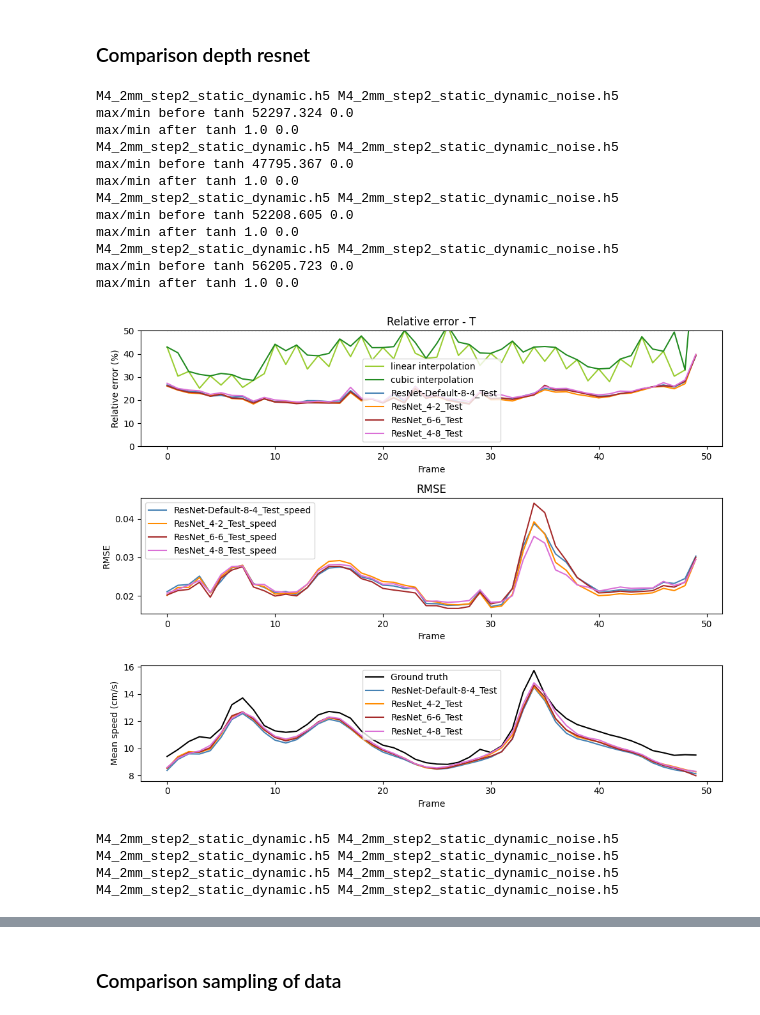
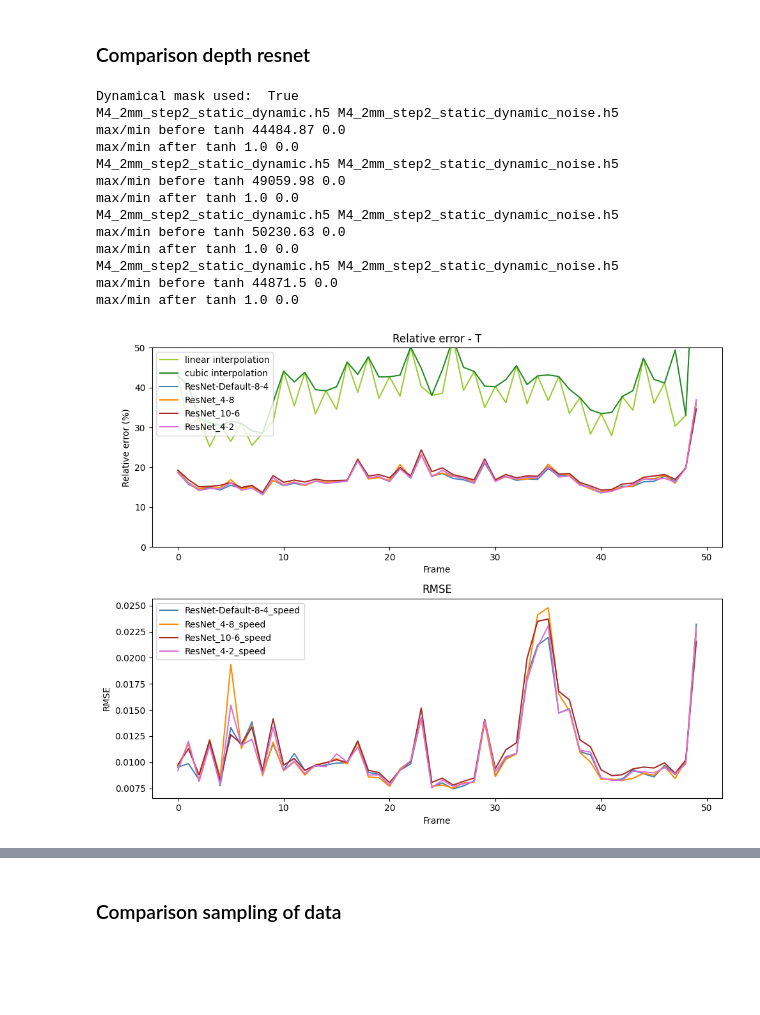
Before and after one commit to PiaaCaa/4DFlowNet, a Jupyter notebook: src/evaluate_comparison_networks.ipynb, the cells around one changed output, grey strips where cells are left out. Drawn from its saved outputs; the diff is of its cells as text; code cells hidden in the pictures; blank space fills up the shorter version.

```diff
--- a/src/evaluate_comparison_networks.ipynb
+++ b/src/evaluate_comparison_networks.ipynb
@@ -42,8 +42,8 @@ display(df1)
 # model_names  = ['20230301-1641', '20230301-1654', '20230301-1704', '20230305-1001', '20230305-1002', '20230305-1008', '20230305-1107'     , '20230306-1120']
 # tabular_names = ['ResNet_8_4'   , 'DenseNet_8_4' , 'CSPNet_8_4'   , 'ResNet_4_2'   ,'ResNet_6_6'    , 'ResNet_4_8'   , 'ResNet_Conv3DT_8_4', 'ResNet_NN_8_4']
 
-model_names  = ['20230308-1226', '20230313-0948', '20230313-0949','20230313-0951','20230315-1509' ]#'*', '20230313-0951']#['20230301-1641', '20230301-1654', '20230301-1704', '20230305-1001', '20230305-1002', '20230305-1008', '20230305-1107'     , '20230306-1120']
-tabular_names = ['Dyn_ResNet', 'Dyn_DenseNet', 'Dyn_SCPNet', 'Dyn_ResNet_Conv3DT', 'Dyn_ResNet_4_8']    #, 'Dyn_CSPNet']#['ResNet_8_4'   , 'DenseNet_8_4' , 'CSPNet_8_4'   , 'ResNet_4_2'   ,'ResNet_6_6'    , 'ResNet_4_8'   , 'ResNet_Conv3DT_8_4', 'ResNet_NN_8_4']
+model_names  = ['20230405-1417', '20230405-1419', '20230405-1421','20230407-2222', '20230405-1423', '20230405-1422',  '20230404-1418', '20230407-2228', '20230407-2230', '20230407-2246']#['20230405-1417', '20230313-0948', '20230313-0949','20230404-1418', '20230405-1419','20230405-1421', '20230405-1422' ,'20230405-1423', '20230406-1601'  ]#['20230308-1226', '20230313-0948', '20230313-0949','20230313-0951','20230315-1509' ]#'*', '20230313-0951']#['20230301-1641', '20230301-1654', '20230301-1704', '20230305-1001', '20230305-1002', '20230305-1008', '20230305-1107'     , '20230306-1120']
+tabular_names = ['ResNet-8-4' , 'ResNet_4-8', 'ResNet_10-6', 'ResNet_4-2','ResNet_TranspConv3D', 'ResNet_NN', 'ResNet_Unet',  'DenseNet', 'CSPNet', 'ResNet_ResNet_Unet']#['ResNet_8_4',  'DenseNet_8_4', 'CSPNet_8-4', 'ResNet_Unet','ResNet_4_8','ResNet_10_6', 'ResNet_NN', 'ResNet_Conv3DT', 'ResNet_Post_Unet' ]#['Dyn_ResNet', 'Dyn_DenseNet', 'Dyn_SCPNet', 'Dyn_ResNet_Conv3DT', 'Dyn_ResNet_4_8']    #, 'Dyn_CSPNet']#['ResNet_8_4'   , 'DenseNet_8_4' , 'CSPNet_8_4'   , 'ResNet_4_2'   ,'ResNet_6_6'    , 'ResNet_4_8'   , 'ResNet_Conv3DT_8_4', 'ResNet_NN_8_4']
 set_name = 'Test'
 data_model= '4'
 step = 2
@@ -446,5 +475,6 @@ def f(frame=5, x = 10, vel = "u"):
 
 
     plt.tight_layout()
+    plt.subplots_adjust(hspace = 0.1)
     #plt.colorbar()
     # plt.show()
@@ -460,10 +482,11 @@ interactive(children=(IntSlider(value=5, description='frame', max=49), IntSlider
 ## Compare multiple models in the same set
 # %%
 def comparison_multiple_models(model_names, set_names, labels, colors,name_comparison, use_dynamical_mask = False):
+    print("Dynamical mask used: ", use_dyn_mask)
     vel_colnames=['u', 'v', 'w']
 
     #plot realtive error
-    plt.subplot(3, 1, 1)
+    plt.subplot(2, 1, 1)
     plt.title(f"Relative error - {set_name[0]}")
     plt.plot(rel_error_lin_interpolation[:-1], label = 'linear interpolation',color = 'yellowgreen')
     plt.plot(rel_error_cubic_interpolation, label = 'cubic interpolation', color = 'forestgreen')
@@ -473,34 +496,34 @@ def comparison_multiple_models(model_names, set_names, labels, colors,name_compa
     plt.ylim((0, 50))
 
     #Plot rmse
-    plt.subplot(3, 1, 2)
+    plt.subplot(2, 1, 2)
     plt.ylabel('RMSE')
     plt.xlabel('Frame')
     plt.title('RMSE')
 
     #Plot mean speed
-    plt.subplot(3, 1, 3)
-    plt.plot(gt['mean_speed'], label ='Ground truth',color = 'black')
-    # plt.plot(interpolate_linear['mean_speed'][:-1], label = 'linear interpolatiom', color = 'yellowgreen')
-    # plt.plot(interpolate_cubic['mean_speed'][:-1] , label = 'cubic interpoaltion', color = 'forestgreen')
-    plt.xlabel("Frame")
-    plt.ylabel("Mean speed (cm/s)")
-    plt.legend()
+    #plt.subplot(3, 1, 3)
+    # plt.plot(gt['mean_speed'], label ='Ground truth',color = 'black')
+    # # plt.plot(interpolate_linear['mean_speed'][:-1], label = 'linear interpolatiom', color = 'yellowgreen')
+    # # plt.plot(interpolate_cubic['mean_speed'][:-1] , label = 'cubic interpoaltion', color = 'forestgreen')
+    # plt.xlabel("Frame")
+    # plt.ylabel("Mean speed (cm/s)")
+    # plt.legend()
 
     for m_name, s_name, label, color in zip(model_names, set_names, labels, colors):
         lr_1, gt_1, prediction_1,temporal_mask_1, _ = load_data(m_name, s_name, data_model, step, dynamic_mask_used = use_dynamical_mask)
         rel_err = calculate_relative_error_normalized(prediction_1["u"], prediction_1["v"], prediction_1["w"], gt_1["u"], gt_1["v"] , gt_1["w"], gt_1["mask"])
 
-        plt.subplot(3, 1, 1)
+        plt.subplot(2, 1, 1)
         plt.plot(rel_err, label=label, color= color)
         plt.legend()
 
-        plt.subplot(3, 1, 2)
+        plt.subplot(2, 1, 2)
         plt.plot(calculate_rmse(prediction_1['speed'], gt_1['speed'], gt_1['mask']), label = f'{label}_speed', color= color)
         plt.legend()
 
-        plt.subplot(3, 1, 3)
-        plt.plot(calculate_mean_speed(prediction_1["u_fluid"], prediction_1["v_fluid"], prediction_1["w_fluid"],gt_1["mask"]), label = label, color= color)
+        # plt.subplot(3, 1, 3)
+        # plt.plot(calculate_mean_speed(prediction_1["u_fluid"], prediction_1["v_fluid"], prediction_1["w_fluid"],gt_1["mask"]), label = label, color= color)
         # plt.plot(calculate_mean_speed(gt_1["u_fluid"], gt_1["v_fluid"], gt_1["w_fluid"],gt_1["mask"]),'--', label = f'gt_{label}', color= 'black')
 
     plt.legend()
@@ -540,30 +540,27 @@ max/min after tanh 1.0 0.0
 # %% [markdown]
 ### Comparison depth resnet
 # %%
-model_names = ['20230301-1641', '20230305-1001', '20230305-1002', '20230305-1008'] # resnet: Temporal4DFlowNet_20230301-1641 #
+model_names = ['20230405-1417', '20230405-1419', '20230405-1421','20230407-2222']#['20230301-1641', '20230305-1001', '20230305-1002', '20230305-1008'] # resnet: Temporal4DFlowNet_20230301-1641 #
 set_names = [set_name for _ in range(len(model_names))]
-labels = [f'ResNet-Default-8-4_{set_names[0]}' , f'ResNet_4-2_{set_names[0]}', f'ResNet_6-6_{set_names[0]}', f'ResNet_4-8_{set_names[0]}']
+labels = ['ResNet-Default-8-4' , 'ResNet_4-8', 'ResNet_10-6', 'ResNet_4-2']
 colors = ['steelblue', 'darkorange', 'brown', 'orchid', 'darkviolet']
 name_comparison = 'Depth'
 
 
 comparison_multiple_models(model_names, set_names, labels, colors,name_comparison, use_dyn_mask)
-compare_peak_flow_pixel(gt,lr, model_names, set_names, labels, colors,name_comparison,patch_size, show_avg, show_pixel, use_dynamical_mask = use_dyn_mask)
+# compare_peak_flow_pixel(gt,lr, model_names, set_names, labels, colors,name_comparison,patch_size, show_avg, show_pixel, use_dynamical_mask = use_dyn_mask)
 # %% [output]
+Dynamical mask used:  True
 M4_2mm_step2_static_dynamic.h5 M4_2mm_step2_static_dynamic_noise.h5
-max/min before tanh 52297.324 0.0
+max/min before tanh 44484.87 0.0
 max/min after tanh 1.0 0.0
 M4_2mm_step2_static_dynamic.h5 M4_2mm_step2_static_dynamic_noise.h5
-max/min before tanh 47795.367 0.0
+max/min before tanh 49059.98 0.0
 max/min after tanh 1.0 0.0
 M4_2mm_step2_static_dynamic.h5 M4_2mm_step2_static_dynamic_noise.h5
-max/min before tanh 52208.605 0.0
+max/min before tanh 50230.63 0.0
 max/min after tanh 1.0 0.0
 M4_2mm_step2_static_dynamic.h5 M4_2mm_step2_static_dynamic_noise.h5
-max/min before tanh 56205.723 0.0
+max/min before tanh 44871.5 0.0
 max/min after tanh 1.0 0.0
-[figure, old version]
+[figure, new version]
-M4_2mm_step2_static_dynamic.h5 M4_2mm_step2_static_dynamic_noise.h5
-M4_2mm_step2_static_dynamic.h5 M4_2mm_step2_static_dynamic_noise.h5
-M4_2mm_step2_static_dynamic.h5 M4_2mm_step2_static_dynamic_noise.h5
-M4_2mm_step2_static_dynamic.h5 M4_2mm_step2_static_dynamic_noise.h5
```
Also changed, not shown: parts of 12 cells of this notebook.
